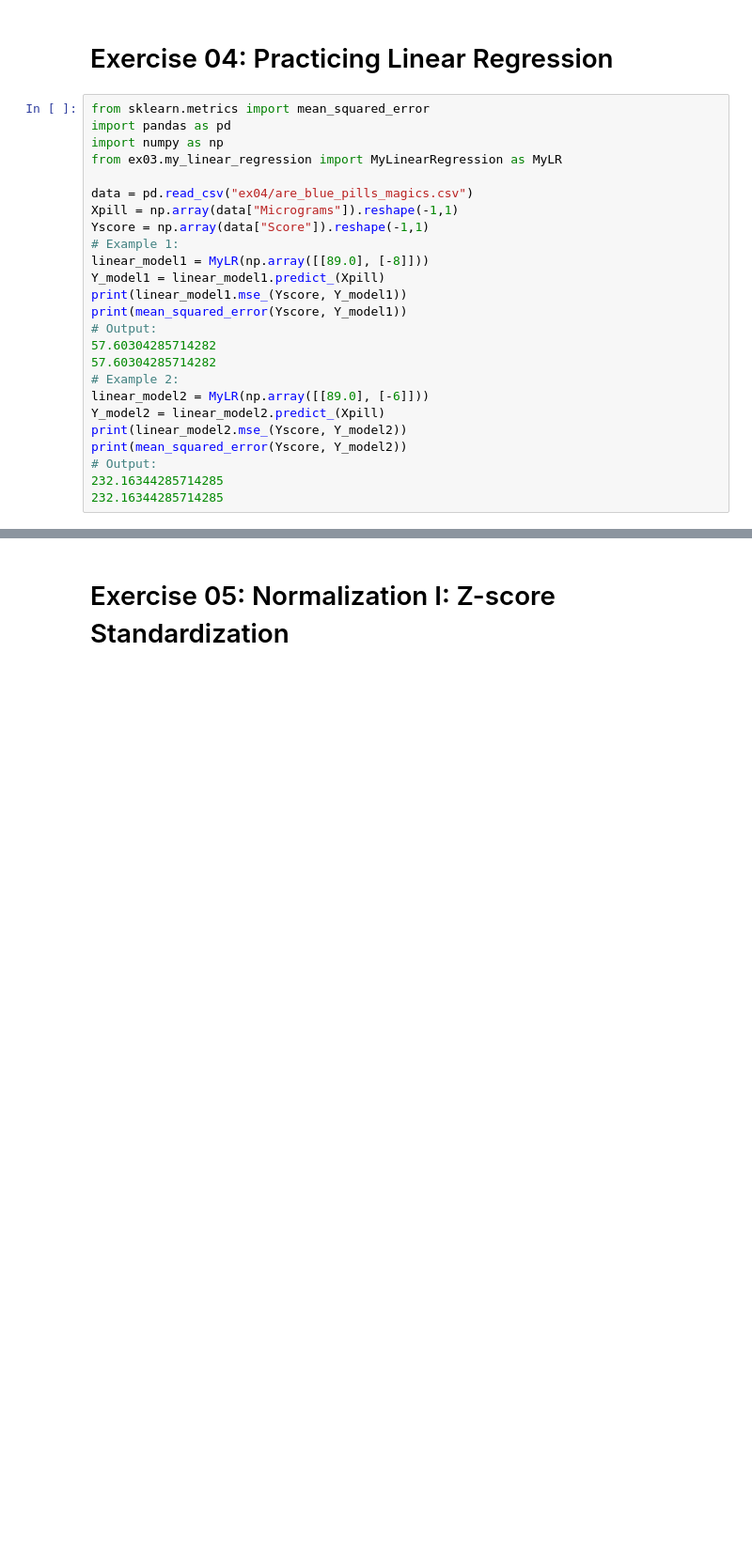
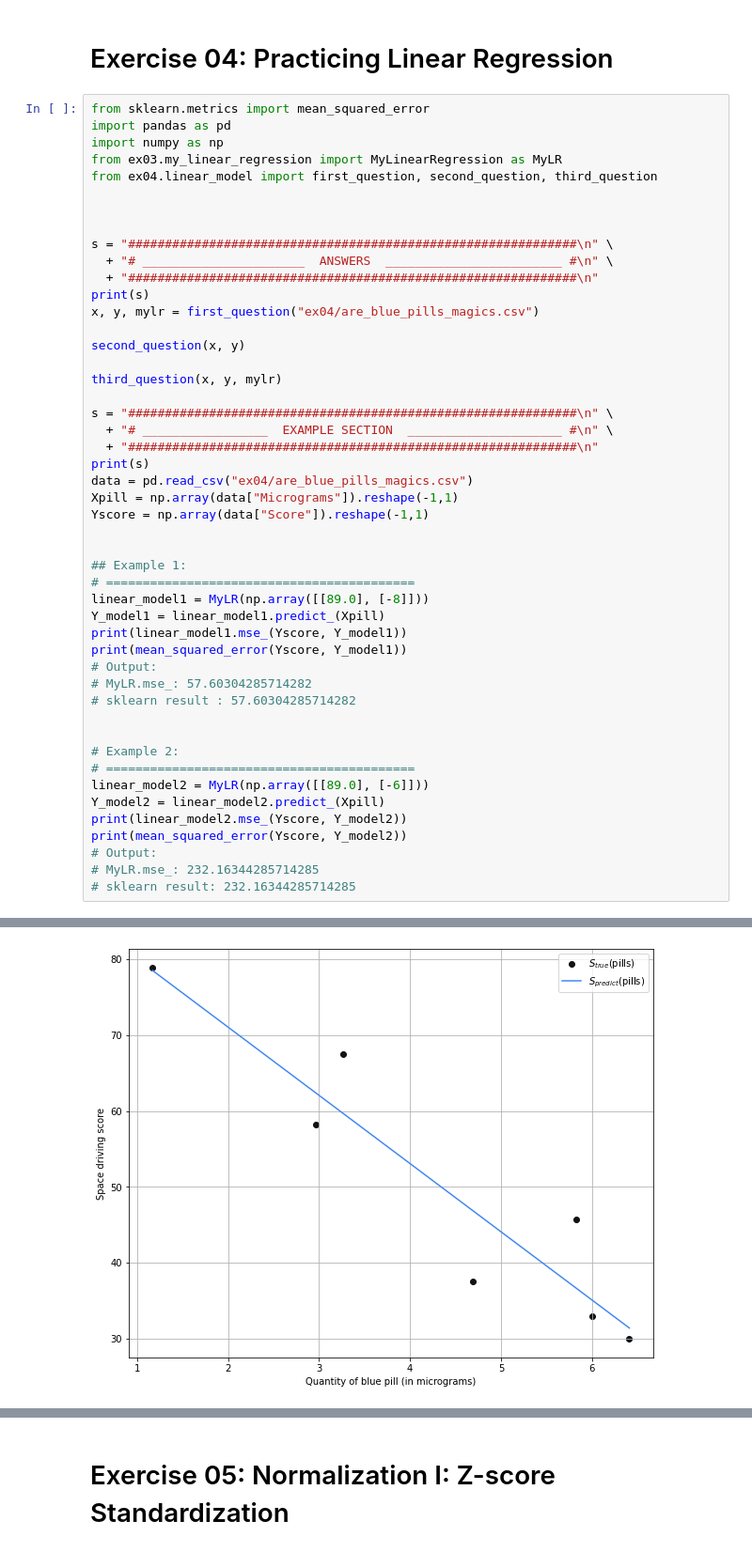
Before and after one commit to madvid/ml_module_01, a Jupyter notebook: overall.ipynb, the cells around one changed output, grey strips where cells are left out. Shown: that part at 94% size. Saved outputs shown, nothing was run; the diff lists cells and outputs as text; blank space fills up the shorter version.

```diff
--- a/overall.ipynb
+++ b/overall.ipynb
@@ -196,24 +196,47 @@ from sklearn.metrics import mean_squared_error
 import pandas as pd
 import numpy as np
 from ex03.my_linear_regression import MyLinearRegression as MyLR
+from ex04.linear_model import first_question, second_question, third_question
 
+
+
+s = "#############################################################\n" \
+  + "# ______________________  ANSWERS  ________________________ #\n" \
+  + "#############################################################\n"
+print(s)
+x, y, mylr = first_question("ex04/are_blue_pills_magics.csv")
+
+second_question(x, y)
+
+third_question(x, y, mylr)
+
+s = "#############################################################\n" \
+  + "# _________________  EXAMPLE SECTION  _____________________ #\n" \
+  + "#############################################################\n"
+print(s)
 data = pd.read_csv("ex04/are_blue_pills_magics.csv")
 Xpill = np.array(data["Micrograms"]).reshape(-1,1)
 Yscore = np.array(data["Score"]).reshape(-1,1)
-# Example 1:
+
+
+## Example 1:
+# ==========================================
 linear_model1 = MyLR(np.array([[89.0], [-8]]))
 Y_model1 = linear_model1.predict_(Xpill)
 print(linear_model1.mse_(Yscore, Y_model1))
 print(mean_squared_error(Yscore, Y_model1))
 # Output:
-57.60304285714282
-57.60304285714282
+# MyLR.mse_: 57.60304285714282
+# sklearn result : 57.60304285714282
+
+
 # Example 2:
+# ==========================================
 linear_model2 = MyLR(np.array([[89.0], [-6]]))
 Y_model2 = linear_model2.predict_(Xpill)
 print(linear_model2.mse_(Yscore, Y_model2))
 print(mean_squared_error(Yscore, Y_model2))
 # Output:
-232.16344285714285
-232.16344285714285
+# MyLR.mse_: 232.16344285714285
+# sklearn result: 232.16344285714285
 # %% [output]
@@ -220,0 +254 @@ NameError: name 'np' is not defined
+[figure, added]
```
Also changed, not shown: parts of 2 cells of this notebook, 3 other files.
